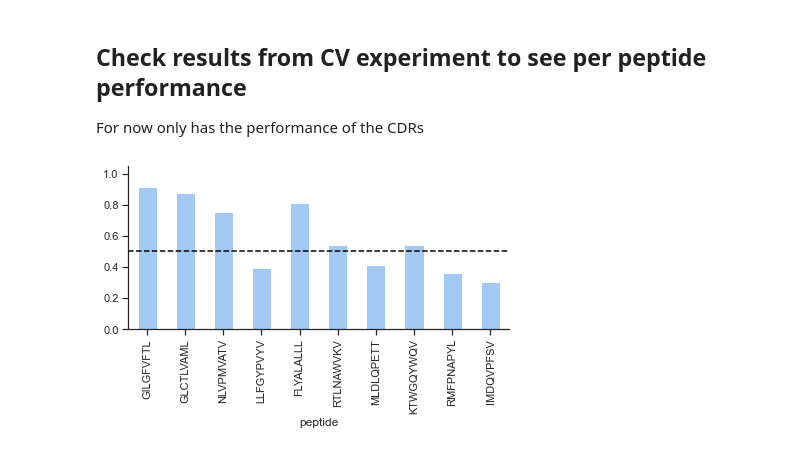
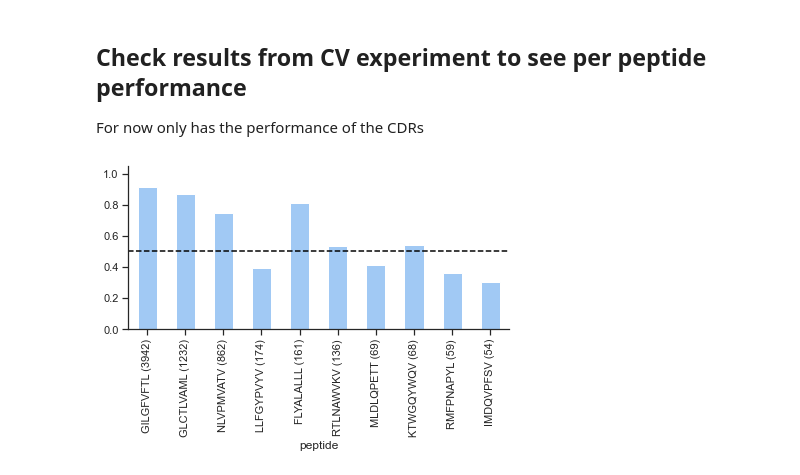
Before and after one commit to chrhjoh/speciale, a Jupyter notebook: scripts/modelling/03_simple_cnn.ipynb, the cells around one changed output. Saved outputs shown, nothing was run; the diff lists cells and outputs as text; code cells hidden in the pictures.

```diff
--- a/scripts/modelling/03_simple_cnn.ipynb
+++ b/scripts/modelling/03_simple_cnn.ipynb
@@ -302,11 +302,15 @@ def calc_auc(x):
 result = result[result["peptide"].isin(result["peptide"].value_counts(ascending=False).head(10).index)]
 auc_df = result.groupby("peptide").apply(calc_auc)
 # %%
+def get_labels(x):
+    return f"{x.name} ({int(x['counts'])})"
+
 auc_df = auc_df.sort_values("counts",ascending=False)
 ax = auc_df.plot.bar(y="auc",ylim=[0,1.05])
 ax.axhline(0.5, ls="--", c="black")
 plt.tight_layout()
 ax.get_legend().remove()
+ax.set_xticklabels(auc_df.apply(get_labels, axis=1))
 plt.savefig("../../results/modelling/cdr_peptide_auc.png")
 # %% [output]
-[figure, old version]
+[figure, new version]
```
Also changed, not shown: parts of 7 cells of this notebook, 5 other files.
